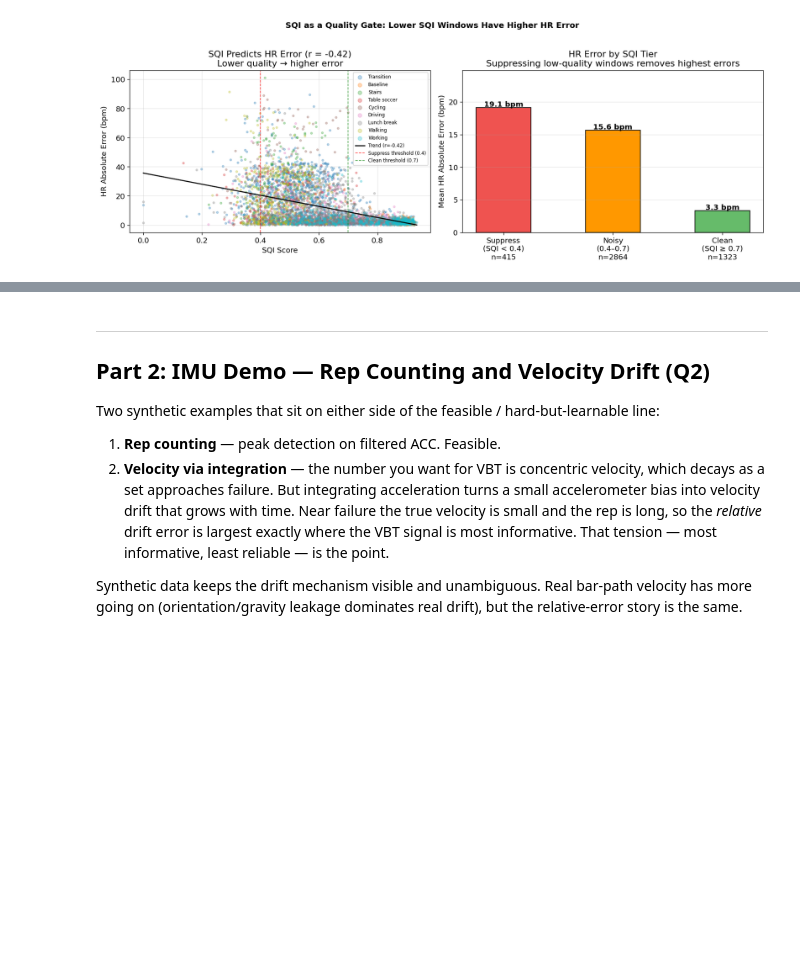
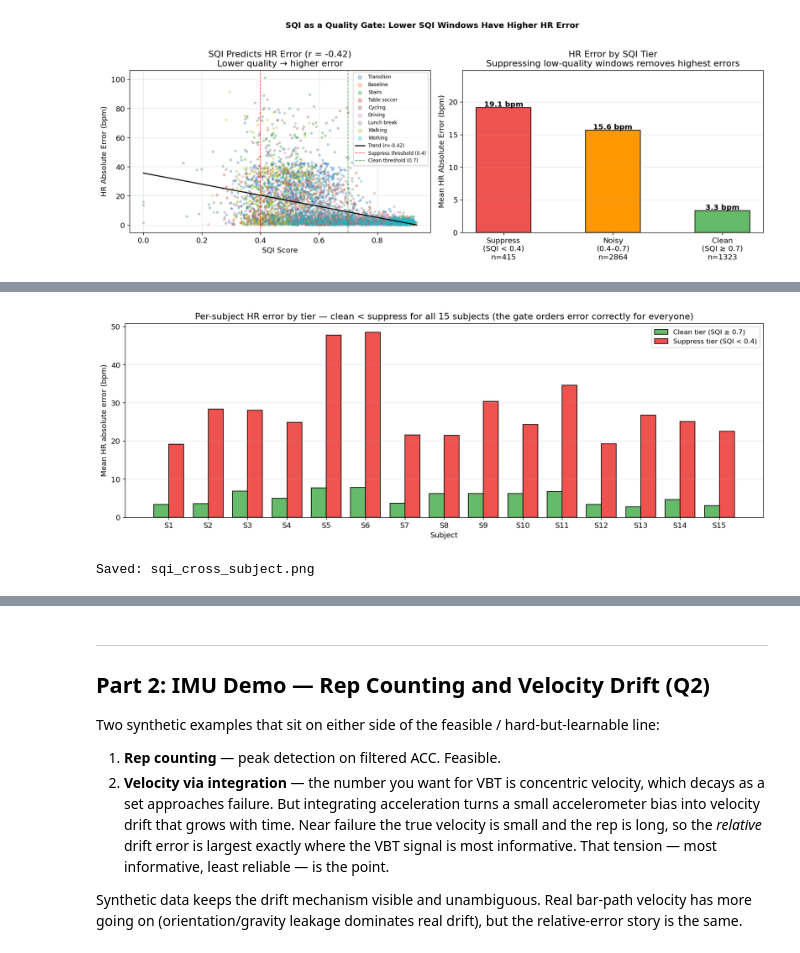
Before and after one commit to lukeengel/fort-assessment, a Jupyter notebook: sqi_demo.ipynb, the cells around one changed output, grey strips where cells are left out. Cells and saved outputs as stored; diff of their text form; code cells hidden in the pictures; blank space fills up the shorter version.

```diff
--- a/sqi_demo.ipynb
+++ b/sqi_demo.ipynb
@@ -346,0 +473,20 @@ Mean HR error by tier:
+# %%
+# --- Cross-subject viz 1: per-subject clean vs suppress error ---
+fig, ax = plt.subplots(figsize=(14, 5))
+x = np.arange(len(rows)); w = 0.38
+ax.bar(x - w/2, [r['clean'] for r in rows], w, label='Clean tier (SQI ≥ 0.7)',
+       color='#66BB6A', edgecolor='black')
+ax.bar(x + w/2, [r['supp'] for r in rows], w, label='Suppress tier (SQI < 0.4)',
+       color='#EF5350', edgecolor='black')
+ax.set_xticks(x); ax.set_xticklabels([r['subj'] for r in rows])
+ax.set_xlabel('Subject'); ax.set_ylabel('Mean HR absolute error (bpm)')
+ax.set_title('Per-subject HR error by tier — clean < suppress for all 15 subjects '
+             '(the gate orders error correctly for everyone)')
+ax.legend(fontsize=10); ax.grid(axis='y', alpha=0.3)
+plt.tight_layout()
+plt.savefig('sqi_cross_subject.png', bbox_inches='tight')
+plt.show()
+print('Saved: sqi_cross_subject.png')
+# %% [output]
+[figure, added]
+Saved: sqi_cross_subject.png
```
Also changed, not shown: parts of 12 cells of this notebook, 6 other files.
